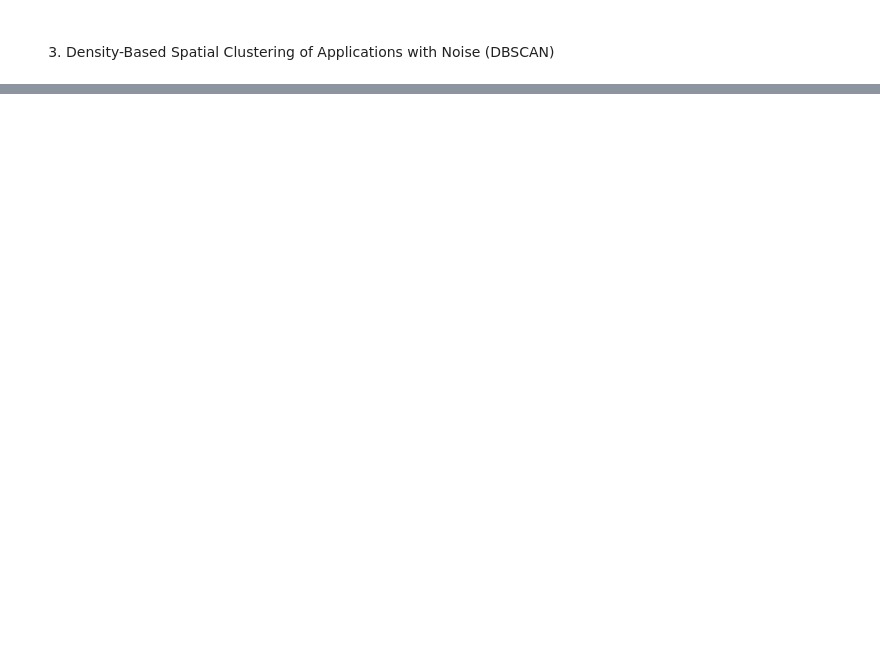
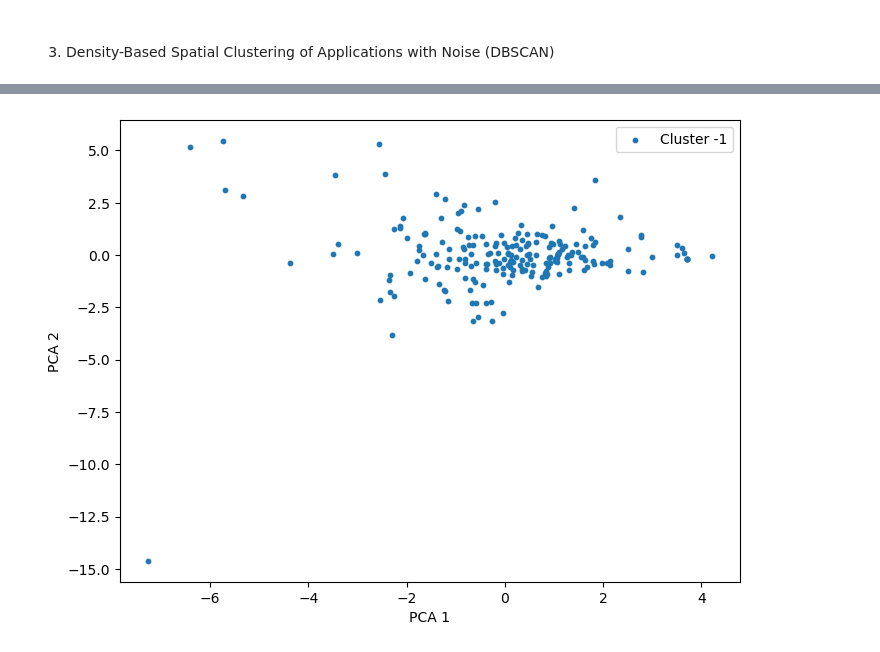
Before and after one commit to GabiRmz2025/MGRC_Herramientas_Aplicaciones_IA_2025, a Jupyter notebook: Modulo1/Actividad_2/Actividad2_IdentificacionDatos.ipynb, the cells around one changed output, grey strips where cells are left out. Cells and saved outputs as stored; diff of their text form; code cells hidden in the pictures; blank space fills up the shorter version.

```diff
--- a/Modulo1/Actividad_2/Actividad2_IdentificacionDatos.ipynb
+++ b/Modulo1/Actividad_2/Actividad2_IdentificacionDatos.ipynb
@@ -472,0 +505,25 @@ plt.show()
+# %%
+scaler = StandardScaler()
+X_scaled = scaler.fit_transform(X)
+pca = PCA(n_components=2)
+Y_2D = pca.fit_transform(X_scaled)
+colors = plt.cm.tab10(np.linspace(0,1,len(unique_labels)))
+unique_labels = set(labels)
+colors = plt.cm.tab10(np.linspace(0,1,len(unique_labels)))
+
+plt.figure(figsize=(8,6))
+
+for color, label in zip(colors, unique_labels):
+    sample_mask = (labels == label)
+    plt.scatter(Y_2D[sample_mask, 0],
+                Y_2D[sample_mask, 1],
+                s=10,
+                color=color,
+                label=f'Cluster {label}')
+
+plt.xlabel('PCA 1')
+plt.ylabel('PCA 2')
+plt.legend()
+plt.show()
+# %% [output]
+[figure, added]
```
Also changed, not shown: parts of 17 cells of this notebook, 4 other files.
